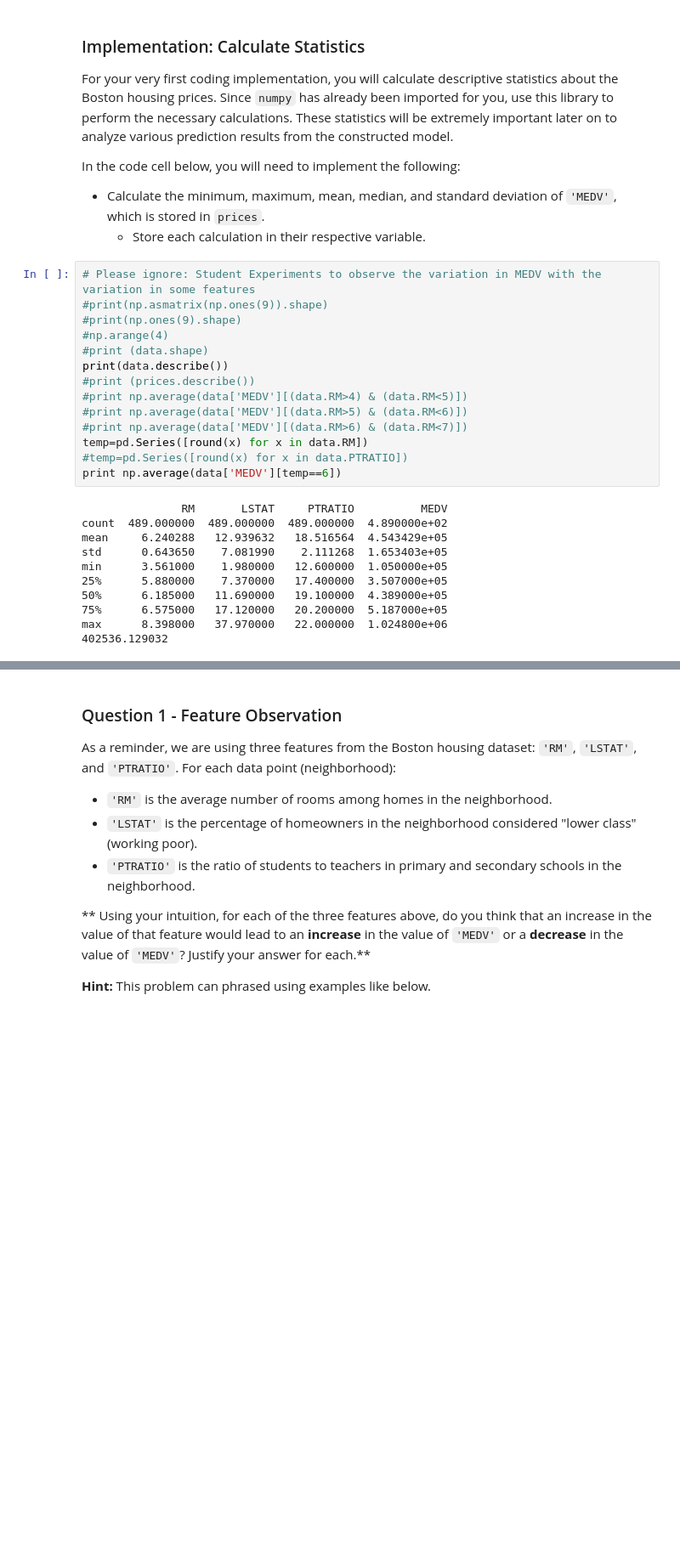
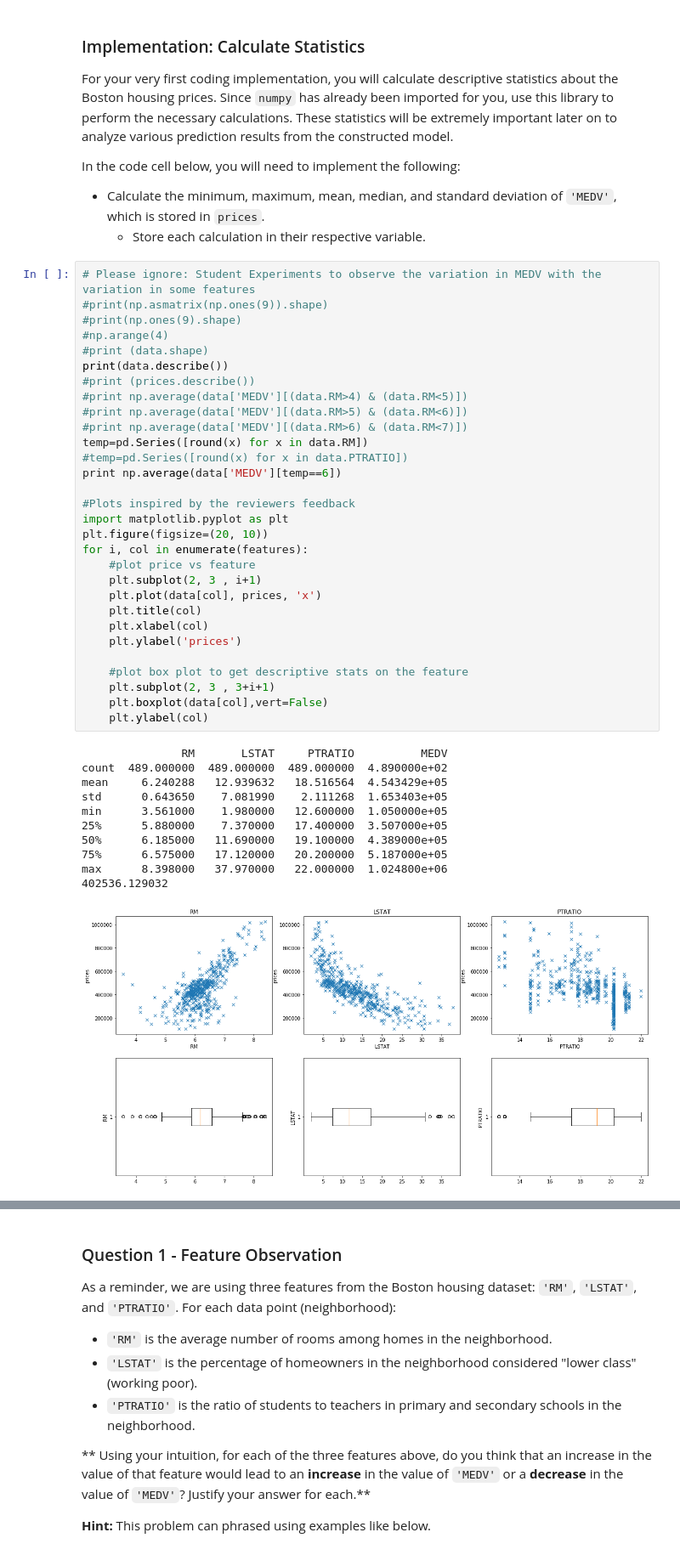
Before and after one commit to Mohit9713/machine-learning, a Jupyter notebook: projects/boston_housing/boston_housing.ipynb, the cells around one changed output, grey strips where cells are left out. Shown at 85% size. Saved outputs shown, nothing was run; the diff lists cells and outputs as text; blank space fills up the shorter version.

Commit message:
Modifications for the four review feedback items a)use numpy b)k-fold main benefit c)range upper value d)visual justification of high-bias

```diff
--- a/projects/boston_housing/boston_housing.ipynb
+++ b/projects/boston_housing/boston_housing.ipynb
@@ -76,27 +76,44 @@ In the code cell below, you will need to implement the following:
 # %%
 # Please ignore: Student Experiments to observe the variation in MEDV with the variation in some features
 #print(np.asmatrix(np.ones(9)).shape)
 #print(np.ones(9).shape)
 #np.arange(4)
 #print (data.shape)
 print(data.describe())
 #print (prices.describe())
 #print np.average(data['MEDV'][(data.RM>4) & (data.RM<5)])
 #print np.average(data['MEDV'][(data.RM>5) & (data.RM<6)])
 #print np.average(data['MEDV'][(data.RM>6) & (data.RM<7)])
 temp=pd.Series([round(x) for x in data.RM])
 #temp=pd.Series([round(x) for x in data.PTRATIO])
 print np.average(data['MEDV'][temp==6])
+
+#Plots inspired by the reviewers feedback
+import matplotlib.pyplot as plt
+plt.figure(figsize=(20, 10))
+for i, col in enumerate(features):
+    #plot price vs feature
+    plt.subplot(2, 3 , i+1)
+    plt.plot(data[col], prices, 'x')
+    plt.title(col)
+    plt.xlabel(col)
+    plt.ylabel('prices')
+
+    #plot box plot to get descriptive stats on the feature
+    plt.subplot(2, 3 , 3+i+1)
+    plt.boxplot(data[col],vert=False)
+    plt.ylabel(col)
 # %% [output]
                RM       LSTAT     PTRATIO          MEDV
 count  489.000000  489.000000  489.000000  4.890000e+02
 mean     6.240288   12.939632   18.516564  4.543429e+05
 std      0.643650    7.081990    2.111268  1.653403e+05
 min      3.561000    1.980000   12.600000  1.050000e+05
 25%      5.880000    7.370000   17.400000  3.507000e+05
 50%      6.185000   11.690000   19.100000  4.389000e+05
 75%      6.575000   17.120000   20.200000  5.187000e+05
 max      8.398000   37.970000   22.000000  1.024800e+06
 402536.129032
+[figure, added]
 # %%
 # Done: Minimum price of the data
```
Also changed, not shown: parts of 8 cells of this notebook, 1 other file.
